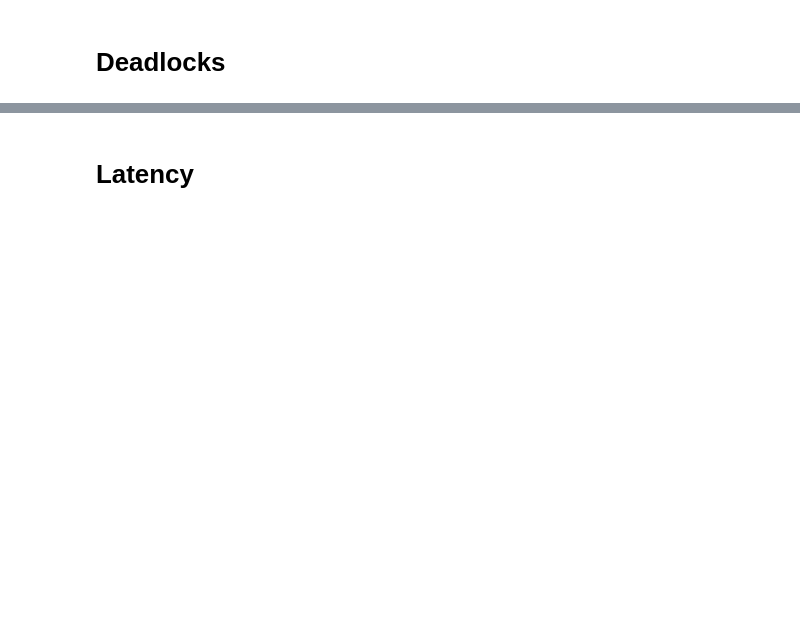
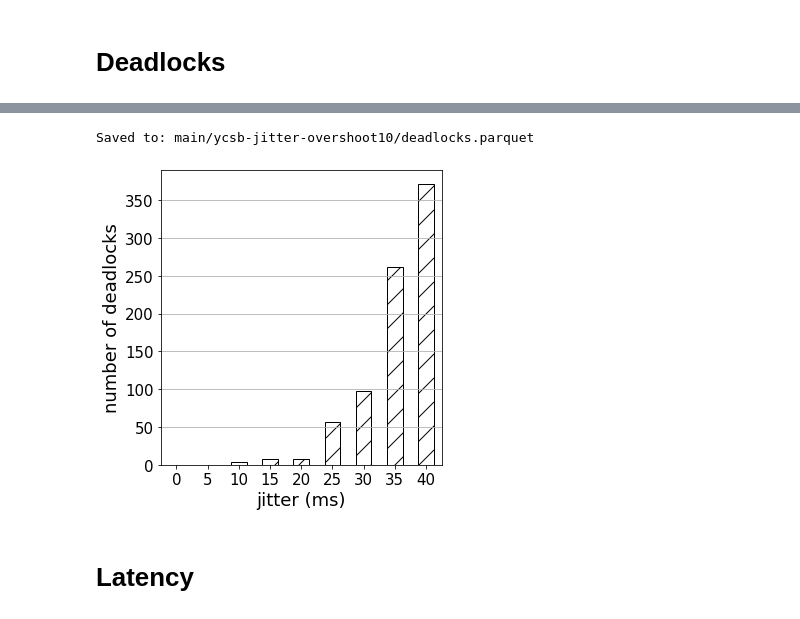
Before and after one commit to umd-dslam/DetockAnalysis, a Jupyter notebook: Jitter.ipynb, the cells around one changed output, grey strips where cells are left out. Saved outputs shown, nothing was run; the diff lists cells and outputs as text; code cells hidden in the pictures; blank space fills up the shorter version.

```diff
--- a/Jitter.ipynb
+++ b/Jitter.ipynb
@@ -139,3 +210,22 @@ deadlocks_df.plot.bar(x="jitter", y="deadlock_sz", rot=0)
+# %%
+IGNORE_CACHE=False
+
+deadlocks_overshoot10_df = from_cache_or_compute(
+    f'{PREFIX_OVERSHOOT10}/deadlocks.parquet',
+    lambda: get_deadlocks(throughput_overshoot10_df),
+    ignore_cache=IGNORE_CACHE,
+)
+
+fig, ax = plt.subplots(1, 1, figsize=(5, 5))
+deadlocks_overshoot10_df.plot.bar(x="jitter", y="deadlock_cnt", rot=0, ax=ax, legend=False, fill=False, hatch='/')
+ax.set_xlabel("jitter (ms)")
+ax.set_ylabel("number of deadlocks")
+ax.grid(axis='y')
+fig.tight_layout()
+fig.savefig('output/jitter-deadlocks-overshoot10.pdf')
+# %% [output]
+Saved to: main/ycsb-jitter-overshoot10/deadlocks.parquet
+[figure, added]
 # %% [markdown]
 # Latency
 # %%
```
Also changed, not shown: parts of 13 cells of this notebook, 6 other files.
